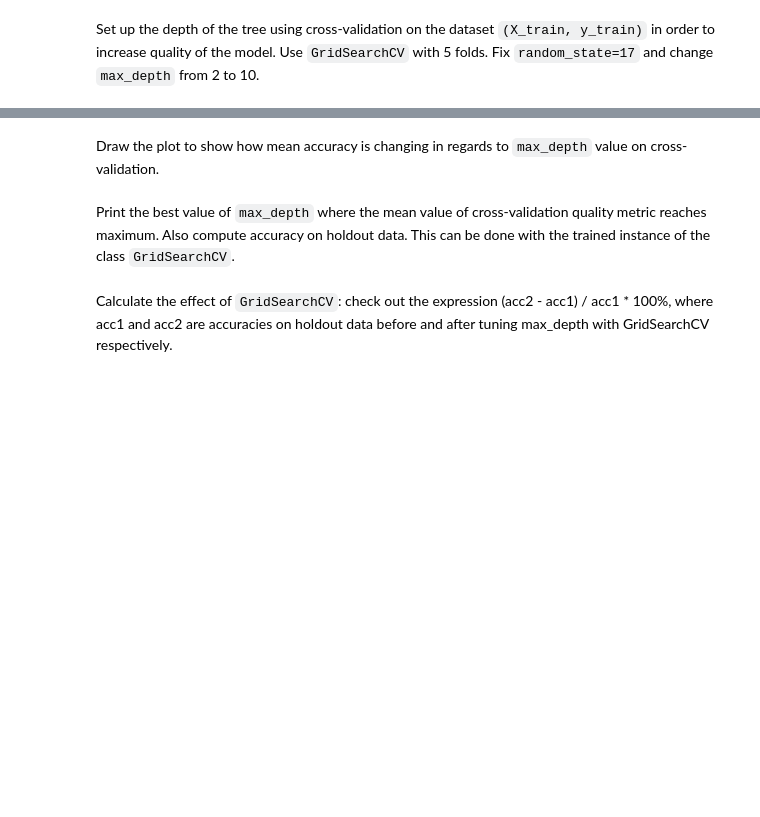
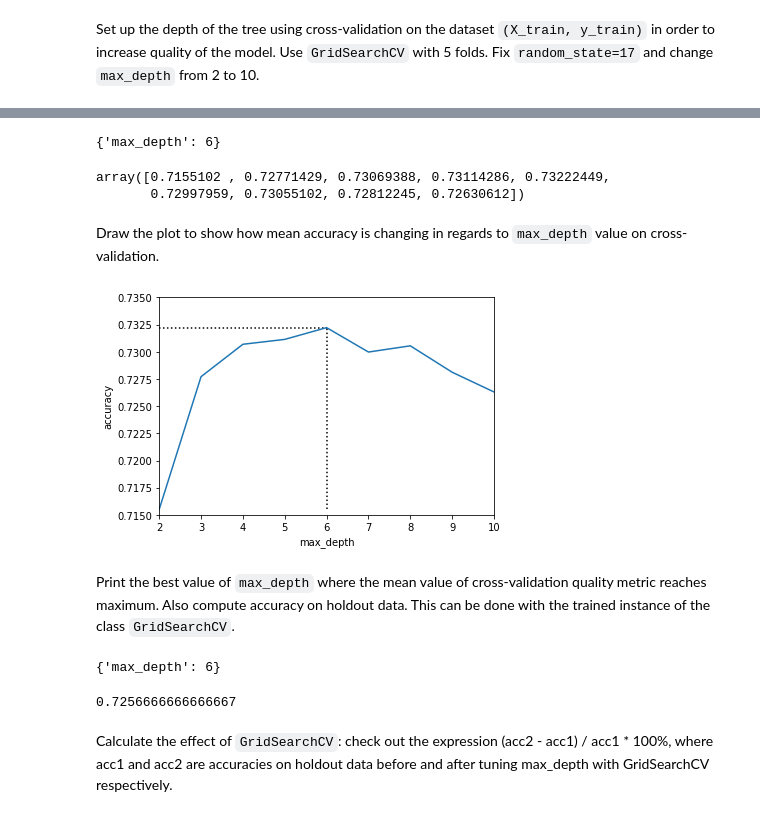
Before and after one commit to Schnell5/ODS_course, a Jupyter notebook: notebooks/assignment3_part1_decision_trees.ipynb, the cells around one changed output, grey strips where cells are left out. Cells and saved outputs as stored; diff of their text form; code cells hidden in the pictures; blank space fills up the shorter version.

```diff
--- a/notebooks/assignment3_part1_decision_trees.ipynb
+++ b/notebooks/assignment3_part1_decision_trees.ipynb
@@ -219,0 +218,3 @@ Transform the features:
+# %%
+df['age'] = np.floor(df['age'] / 365.25)
+df = pd.get_dummies(df, columns=['cholesterol', 'gluc'], drop_first=False)
@@ -224,0 +237,5 @@ Split data into train and holdout parts in the proportion of 7/3 using `sklearn.
+# %%
+y = df['cardio']
+X = df.drop('cardio', axis=1)
+X_train, X_valid, y_train, y_valid = train_test_split(X, y, test_size = 0.3, random_state=17)
+X_train.shape, X_valid.shape
@@ -257,0 +275,3 @@ Make predictions for holdout data `(X_valid, y_valid)` with the trained decision
+# %%
+tree = DecisionTreeClassifier(max_depth=3, random_state=17)
+tree.fit(X_train, y_train)
@@ -260,4 +305,5 @@ Set up the depth of the tree using cross-validation on the dataset `(X_train, y_
 # %%
 tree_params = {'max_depth': list(range(2, 11))}
 
-tree_grid = GridSearchCV # You code here
+tree_grid = GridSearchCV(DecisionTreeClassifier(random_state=17), param_grid=tree_params, cv=5)
+tree_grid.fit(X_train, y_train)
@@ -264,2 +322,11 @@ tree_grid = GridSearchCV # You code here
+# %%
+tree_grid.best_params_
+# %% [output]
+{'max_depth': 6}
+# %%
+tree_grid.cv_results_['mean_test_score']
+# %% [output]
+array([0.7155102 , 0.72771429, 0.73069388, 0.73114286, 0.73222449,
+       0.72997959, 0.73055102, 0.72812245, 0.72630612])
 # %% [markdown]
 Draw the plot to show how mean accuracy is changing in regards to `max_depth` value on cross-validation.
@@ -268,2 +333,15 @@ Draw the plot to show how mean accuracy is changing in regards to `max_depth` va
+# %%
+plt.plot(tree_grid.cv_results_['param_max_depth'].data, tree_grid.cv_results_['mean_test_score'])
+plt.vlines(tree_grid.cv_results_['param_max_depth'].data[np.argmax(tree_grid.cv_results_['mean_test_score'])],
+           tree_grid.cv_results_['mean_test_score'].min(), tree_grid.cv_results_['mean_test_score'].max(),
+           colors='k', linestyles='dotted')
+plt.hlines(tree_grid.cv_results_['mean_test_score'].max(), tree_grid.cv_results_['param_max_depth'].data[0],
+           tree_grid.cv_results_['param_max_depth'].data[np.argmax(tree_grid.cv_results_['mean_test_score'])],
+           colors='k', linestyles='dotted')
+plt.axis([2, 10, 0.7150, 0.735])
+plt.xlabel('max_depth')
+plt.ylabel('accuracy');
+# %% [output]
+[figure, added]
 # %% [markdown]
 Print the best value of `max_depth` where the mean value of cross-validation quality metric reaches maximum. Also compute accuracy on holdout data. This can be done with the trained instance of the class `GridSearchCV`.
@@ -272,2 +348,10 @@ Print the best value of `max_depth` where the mean value of cross-validation qua
+# %%
+tree_grid.best_params_
+# %% [output]
+{'max_depth': 6}
+# %%
+tree_grid.score(X_valid, y_valid)
+# %% [output]
+0.7256666666666667
 # %% [markdown]
 Сalculate the effect of `GridSearchCV`: check out the expression (acc2 - acc1) / acc1 * 100%, where acc1 and acc2 are accuracies on holdout data before and after tuning max_depth with GridSearchCV respectively.
```
Also changed, not shown: parts of 32 cells of this notebook.
